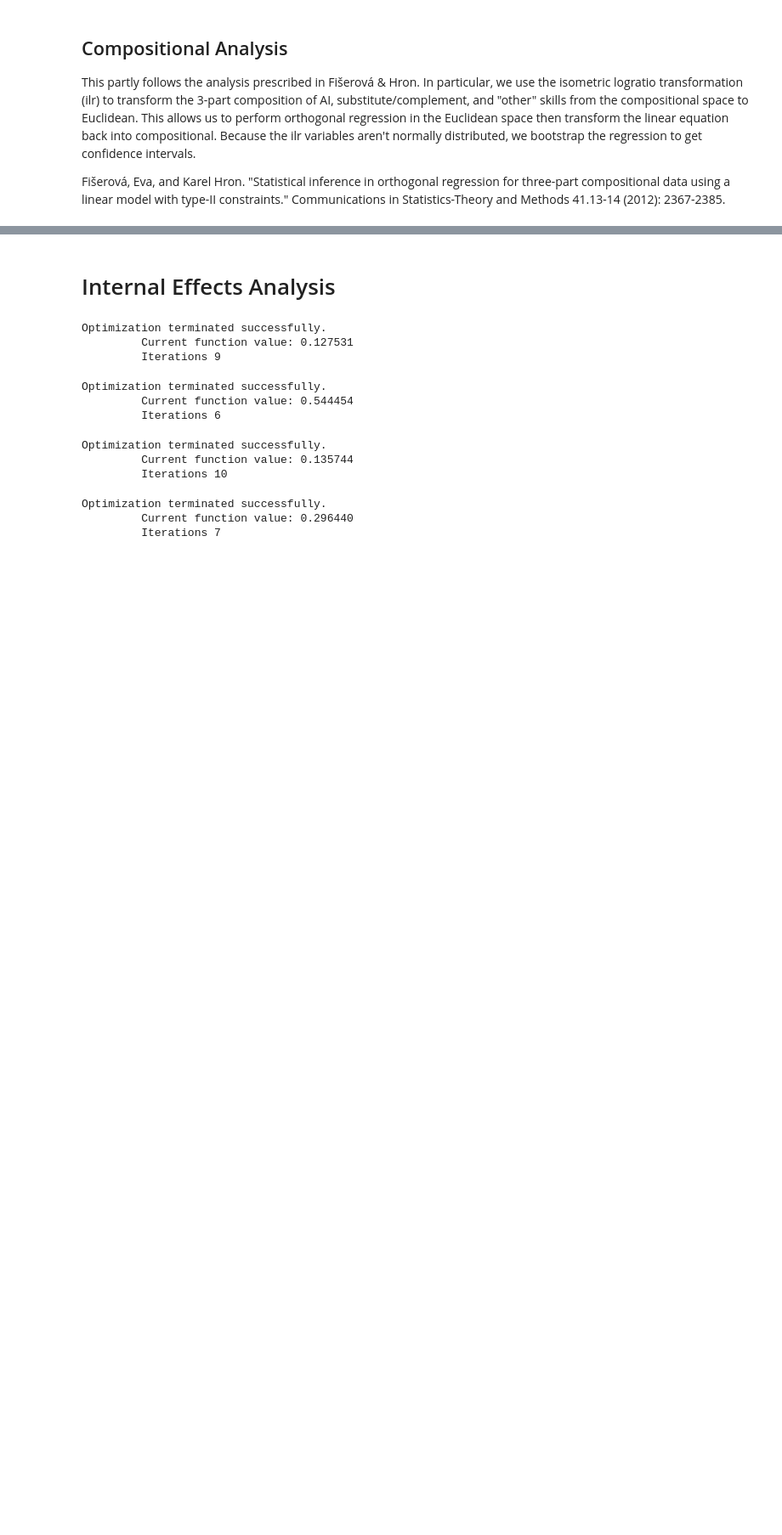
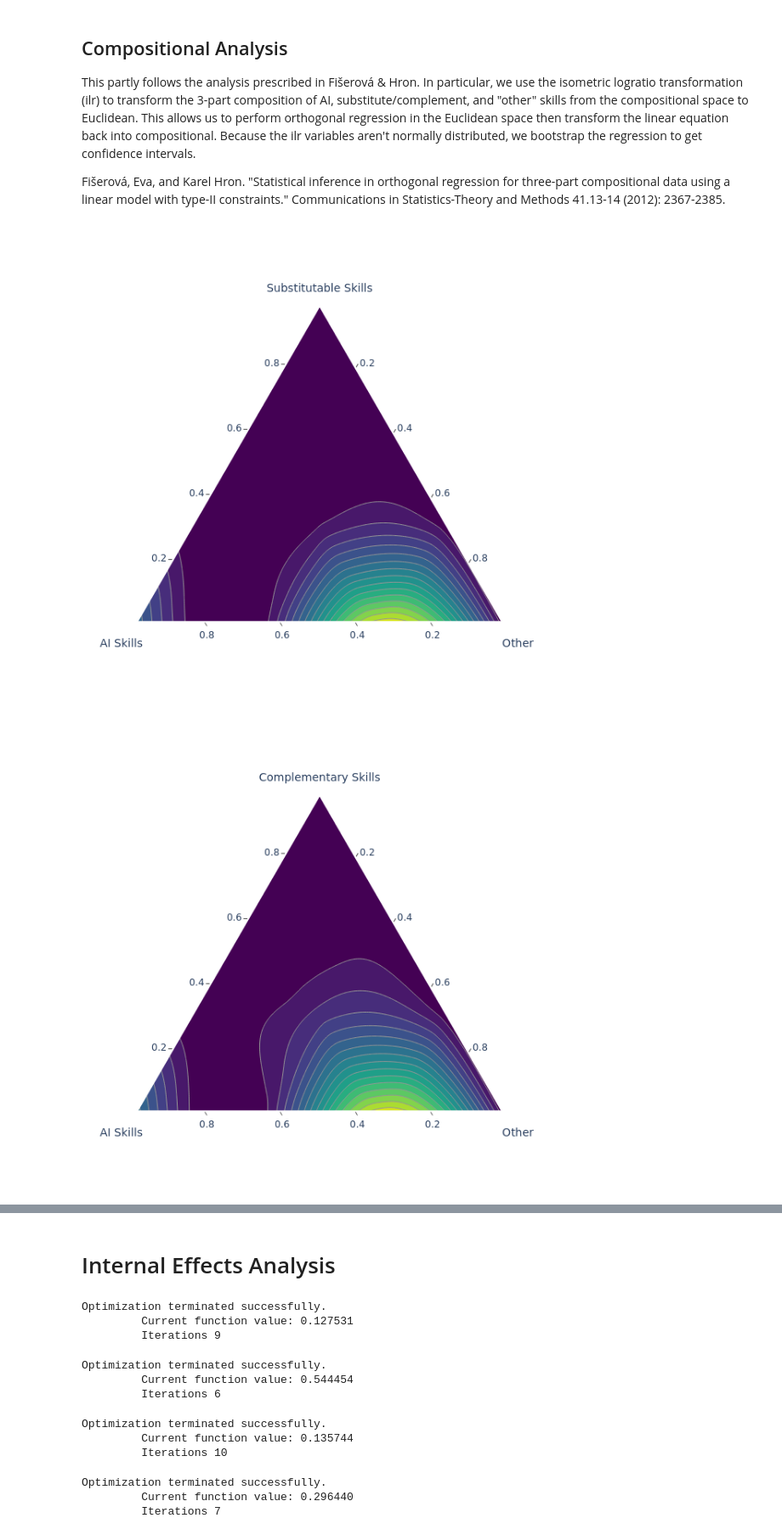
Before and after one commit to matthewbbone/substitute-complement, a Jupyter notebook: internel_effects.ipynb, the cells around one changed output, grey strips where cells are left out. Shown at 85% size. Drawn from its saved outputs; the diff is of its cells as text; code cells hidden in the pictures; blank space fills up the shorter version.

```diff
--- a/internel_effects.ipynb
+++ b/internel_effects.ipynb
@@ -536,37 +541,38 @@ def contour_plot(df, col1, col2, col3, group_name):
             A.append(a); B.append(b); C.append(c)
             XYg.append(barycentric_transform(a, b, c))
     XYg = np.asarray(XYg)
 
     # kde estimation over the coordinates
     kde = KernelDensity(kernel='gaussian', bandwidth=0.0001).fit(np.array([x, y]).T)
     dens = kde.score_samples(XYg)
     dens = np.exp(dens - dens.max())
 
     fig = ff.create_ternary_contour(
         np.array([A, B, C]),
         dens,
         pole_labels=[group_name, 'AI Skills', 'Other'],
         interp_mode='cartesian',
         colorscale="Viridis",
         showscale=False,
         ncontours=15,
     )
 
     # Set the same colorscale range for both plots
     fig.update_layout(
         margin=dict(t=0, b=0, l=70, r=70)
     )
 
     name = "substitute" if group_name == "Substitutable Skills" else "complement"
-    fig.write_image(f"figures/contour_{name}.png", width=600, height=600, scale=2)
+    fig.write_image(f"figures/contour_{name}.png", width=600, height=600, scale=1)
+    display(Image(f"figures/contour_{name}.png"))
 
     return fig
 
 sub_contour = contour_plot(posts_df, "SUBSTITUTE_COUNT", "AI_COUNT", "NON_AI_SUBSTITUTE_COUNT", "Substitutable Skills")
 comp_contour = contour_plot(posts_df, "COMPLEMENT_COUNT", "AI_COUNT", "NON_AI_COMPLEMENT_COUNT", "Complementary Skills")
-
-sub_contour.show()
-comp_contour.show()
+# %% [output]
+[figure, added]
+[figure, added]
 # %%
 # create an orthornomal basis for the composition
 # follows equation (1) in Fišerová & Hron
```
Also changed, not shown: parts of 8 cells of this notebook, 10 other files.
